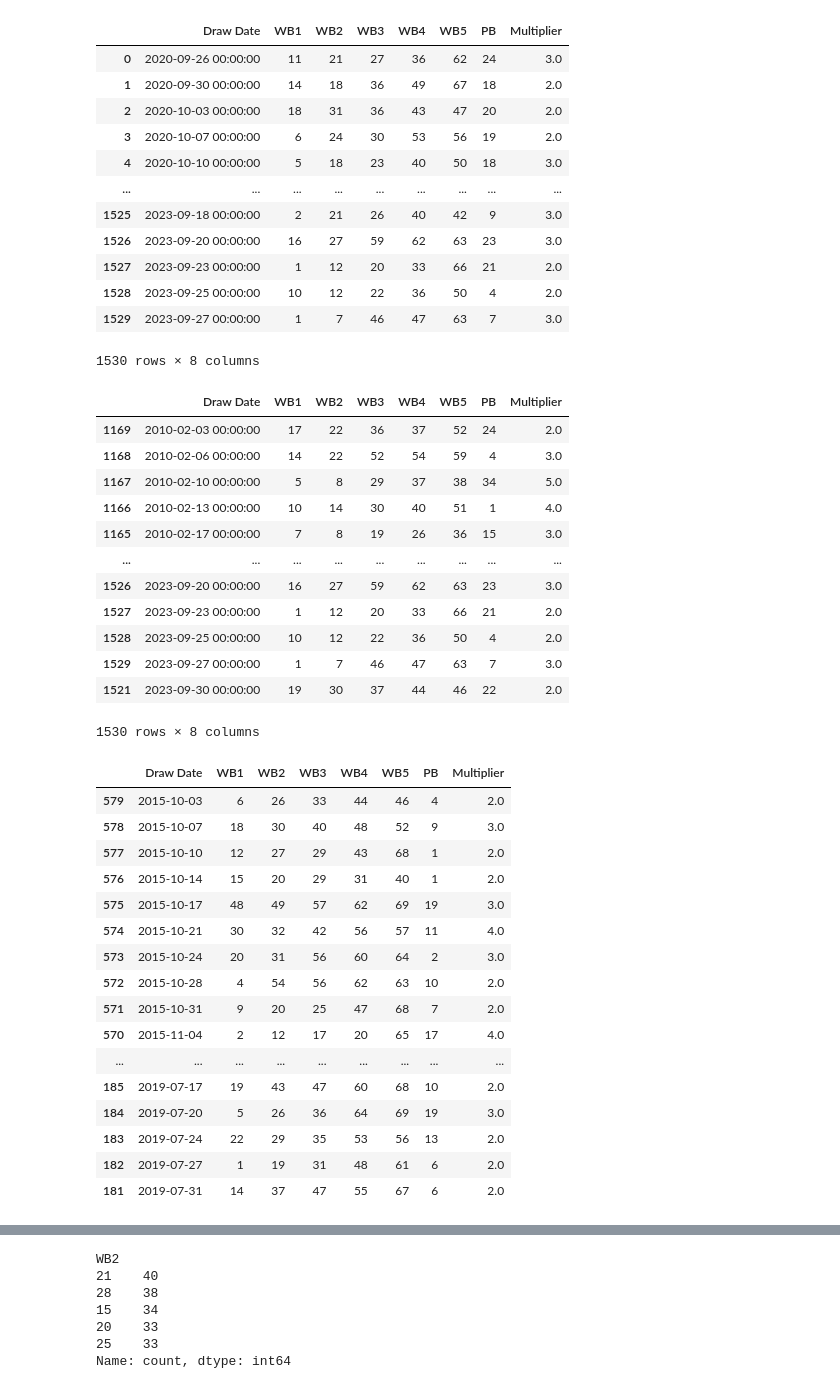
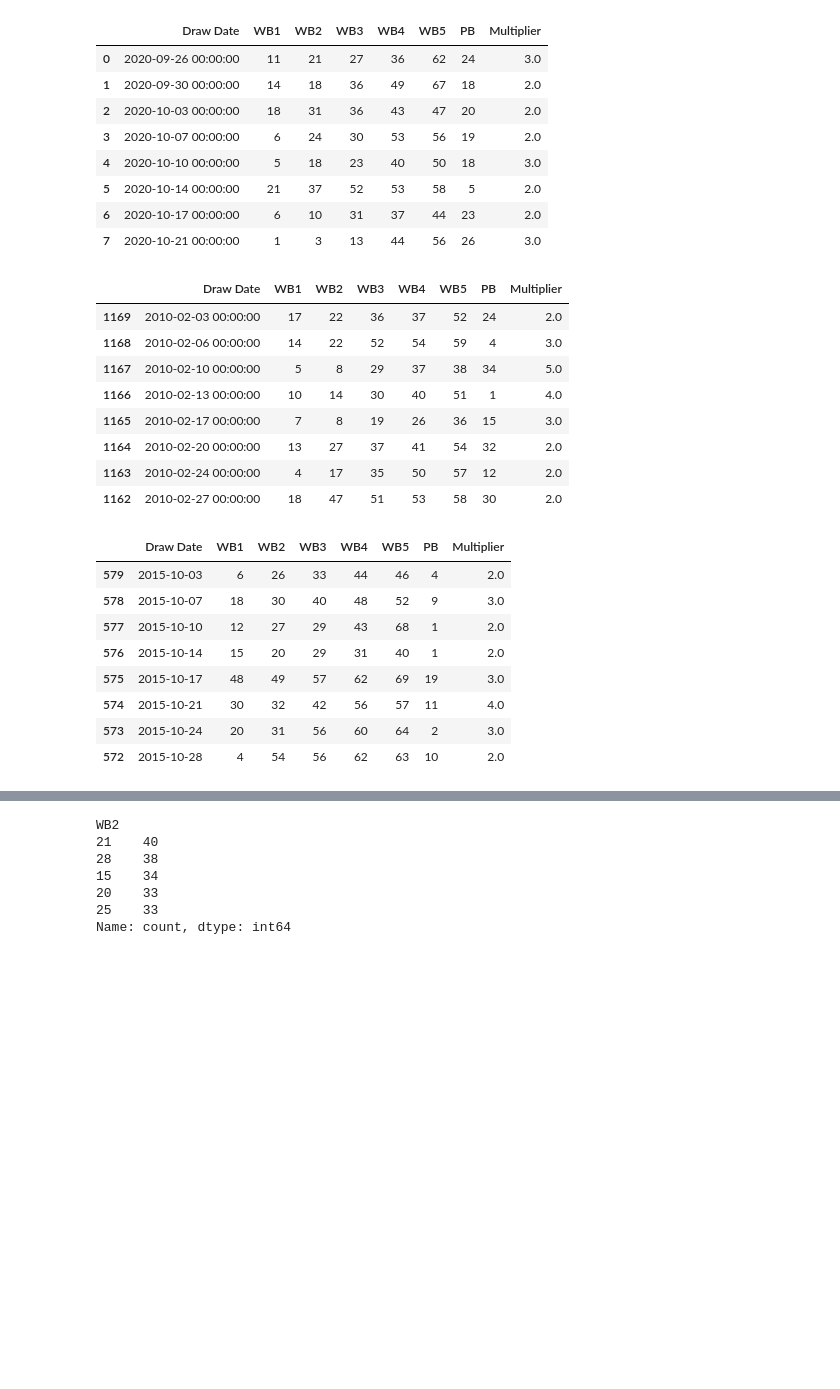
Before and after one commit to MouZer77/Powerball-Project, a Jupyter notebook: Powerball_Data_Analysis.ipynb, the cells around one changed output, grey strips where cells are left out. Drawn from its saved outputs; the diff is of its cells as text; code cells hidden in the pictures; blank space fills up the shorter version.

```diff
--- a/Powerball_Data_Analysis.ipynb
+++ b/Powerball_Data_Analysis.ipynb
@@ -56,5 +43,5 @@ df
 # %%
-number = df['Winning Numbers'].str.split(' ')
+numbers = df['Winning Numbers'].str.split(' ')
 numbers
 
 df_new = df.assign(
@@ -72,7 +59,7 @@ df['WB3'] = df['WB3'].astype(int)
 df['WB4'] = df['WB4'].astype(int)
 df['WB5'] = df['WB5'].astype(int)
 df['PB'] = df['PB'].astype(int)
-df
+df.head(8)
 
 # Found a more pythonic way to do it:
 # df[['WB1', 'WB2', 'WB3', 'WB4', 'WB5', 'PB']] = df[['WB1', 'WB2', 'WB3', 'WB4', 'WB5', 'PB']].astype(int)
@@ -112,7 +91,7 @@ df
 # %%
 #Reordering Frame
 df = df.reindex(columns=['Draw Date', 'WB1', 'WB2', 'WB3', 'WB4', 'WB5', 'PB', 'Multiplier'])
-df
+df.head(8)
 # %% [output]
 |  | Draw Date | WB1 | WB2 | WB3 | WB4 | WB5 | PB | Multiplier |
 | 0 | 2020-09-26 00:00:00 | 11 | 21 | 27 | 36 | 62 | 24 | 3.0 |
@@ -120,17 +99,13 @@ df
 | 2 | 2020-10-03 00:00:00 | 18 | 31 | 36 | 43 | 47 | 20 | 2.0 |
 | 3 | 2020-10-07 00:00:00 | 6 | 24 | 30 | 53 | 56 | 19 | 2.0 |
 | 4 | 2020-10-10 00:00:00 | 5 | 18 | 23 | 40 | 50 | 18 | 3.0 |
-| ... | ... | ... | ... | ... | ... | ... | ... | ... |
-| 1525 | 2023-09-18 00:00:00 | 2 | 21 | 26 | 40 | 42 | 9 | 3.0 |
-| 1526 | 2023-09-20 00:00:00 | 16 | 27 | 59 | 62 | 63 | 23 | 3.0 |
-| 1527 | 2023-09-23 00:00:00 | 1 | 12 | 20 | 33 | 66 | 21 | 2.0 |
-| 1528 | 2023-09-25 00:00:00 | 10 | 12 | 22 | 36 | 50 | 4 | 2.0 |
-| 1529 | 2023-09-27 00:00:00 | 1 | 7 | 46 | 47 | 63 | 7 | 3.0 |
+| 5 | 2020-10-14 00:00:00 | 21 | 37 | 52 | 53 | 58 | 5 | 2.0 |
+| 6 | 2020-10-17 00:00:00 | 6 | 10 | 31 | 37 | 44 | 23 | 2.0 |
+| 7 | 2020-10-21 00:00:00 | 1 | 3 | 13 | 44 | 56 | 26 | 3.0 |
-1530 rows × 8 columns
 # %%
 # Sorted by oldest to newest draw date
 df = df.sort_values(by='Draw Date', ascending=True)
-df
+df.head(8)
 #2/3/2010 - 9/27/2023 data range
 # %% [output]
 |  | Draw Date | WB1 | WB2 | WB3 | WB4 | WB5 | PB | Multiplier |
@@ -139,44 +114,32 @@ df
 | 1167 | 2010-02-10 00:00:00 | 5 | 8 | 29 | 37 | 38 | 34 | 5.0 |
 | 1166 | 2010-02-13 00:00:00 | 10 | 14 | 30 | 40 | 51 | 1 | 4.0 |
 | 1165 | 2010-02-17 00:00:00 | 7 | 8 | 19 | 26 | 36 | 15 | 3.0 |
-| ... | ... | ... | ... | ... | ... | ... | ... | ... |
-| 1526 | 2023-09-20 00:00:00 | 16 | 27 | 59 | 62 | 63 | 23 | 3.0 |
-| 1527 | 2023-09-23 00:00:00 | 1 | 12 | 20 | 33 | 66 | 21 | 2.0 |
-| 1528 | 2023-09-25 00:00:00 | 10 | 12 | 22 | 36 | 50 | 4 | 2.0 |
-| 1529 | 2023-09-27 00:00:00 | 1 | 7 | 46 | 47 | 63 | 7 | 3.0 |
-| 1521 | 2023-09-30 00:00:00 | 19 | 30 | 37 | 44 | 46 | 22 | 2.0 |
+| 1164 | 2010-02-20 00:00:00 | 13 | 27 | 37 | 41 | 54 | 32 | 2.0 |
+| 1163 | 2010-02-24 00:00:00 | 4 | 17 | 35 | 50 | 57 | 12 | 2.0 |
+| 1162 | 2010-02-27 00:00:00 | 18 | 47 | 51 | 53 | 58 | 30 | 2.0 |
-1530 rows × 8 columns
 # %%
 #Further down, realized the data was from different rules
 #Dropped all data with different rules.  Explained later
 
 df['Draw Date'] = pd.to_datetime(df['Draw Date'])
 
 filtered_df = df[df['Draw Date'] >= pd.to_datetime('2015-10-03 00:00:00')]
 
 df = filtered_df
 
-df
+df.head(8)
 
 #Took DataFrame from 1530 rows to 940 rows
 # %% [output]
 |  | Draw Date | WB1 | WB2 | WB3 | WB4 | WB5 | PB | Multiplier |
 | 579 | 2015-10-03 | 6 | 26 | 33 | 44 | 46 | 4 | 2.0 |
 | 578 | 2015-10-07 | 18 | 30 | 40 | 48 | 52 | 9 | 3.0 |
 | 577 | 2015-10-10 | 12 | 27 | 29 | 43 | 68 | 1 | 2.0 |
 | 576 | 2015-10-14 | 15 | 20 | 29 | 31 | 40 | 1 | 2.0 |
 | 575 | 2015-10-17 | 48 | 49 | 57 | 62 | 69 | 19 | 3.0 |
 | 574 | 2015-10-21 | 30 | 32 | 42 | 56 | 57 | 11 | 4.0 |
 | 573 | 2015-10-24 | 20 | 31 | 56 | 60 | 64 | 2 | 3.0 |
 | 572 | 2015-10-28 | 4 | 54 | 56 | 62 | 63 | 10 | 2.0 |
-| 571 | 2015-10-31 | 9 | 20 | 25 | 47 | 68 | 7 | 2.0 |
-| 570 | 2015-11-04 | 2 | 12 | 17 | 20 | 65 | 17 | 4.0 |
-| ... | ... | ... | ... | ... | ... | ... | ... | ... |
-| 185 | 2019-07-17 | 19 | 43 | 47 | 60 | 68 | 10 | 2.0 |
-| 184 | 2019-07-20 | 5 | 26 | 36 | 64 | 69 | 19 | 3.0 |
-| 183 | 2019-07-24 | 22 | 29 | 35 | 53 | 56 | 13 | 2.0 |
-| 182 | 2019-07-27 | 1 | 19 | 31 | 48 | 61 | 6 | 2.0 |
-| 181 | 2019-07-31 | 14 | 37 | 47 | 55 | 67 | 6 | 2.0 |
 # %%
 #Reseting the Index
 
```
Also changed, not shown: parts of 17 cells of this notebook, 26 other files.
